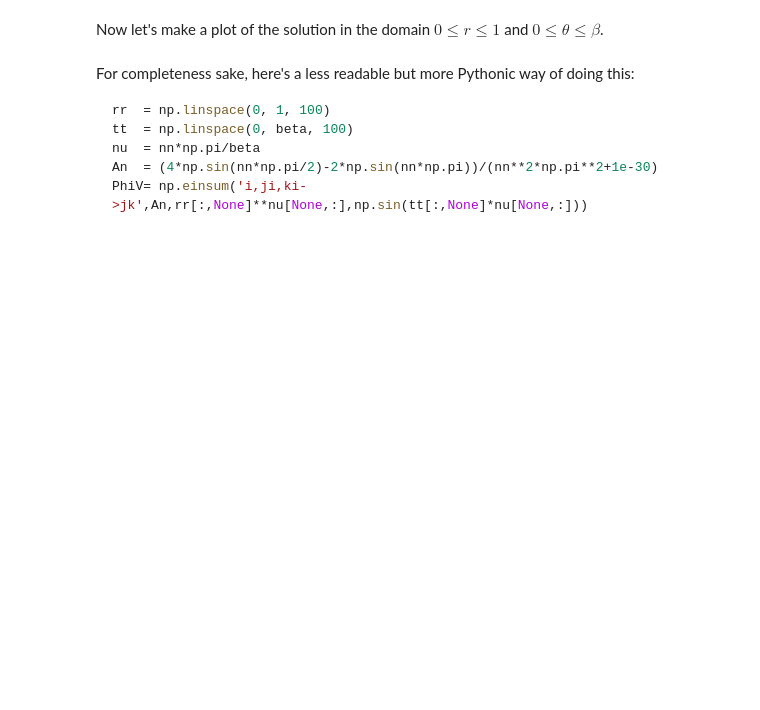
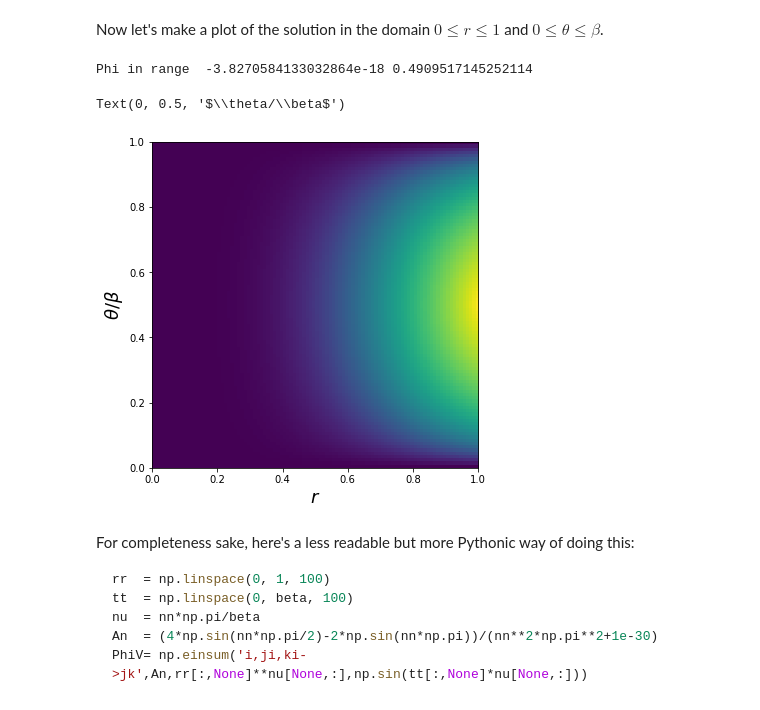
Before and after one commit to LBJ-Wade/Notebooks_cosmology, a Jupyter notebook: physics209/Wedge2D.ipynb, the cells around one changed output. Cells and saved outputs as stored; diff of their text form; code cells hidden in the pictures; blank space fills up the shorter version.

````diff
--- a/physics209/Wedge2D.ipynb
+++ b/physics209/Wedge2D.ipynb
@@ -40,25 +43,29 @@ Now let's make a plot of the solution in the domain $0\le r\le 1$ and $0\le\thet
 # %%
 def Phi(r,theta,beta,Nmax):
     """Does the sum to give Phi."""
     nn = np.arange( Nmax )
     nu = nn*np.pi/beta
     An = (4*np.sin(nn*np.pi/2)-2*np.sin(nn*np.pi))/(nn**2*np.pi**2 + 1e-30)
     pp = np.sum( An*r**nu*np.sin(nu*theta))
     return(pp)
 # We'll do this here by brute force for readability... check out one way
 # using numpy's "einsum" function below.
 beta  = np.pi/4
 rr,tt = np.meshgrid(np.linspace(0,1,100),np.linspace(0,beta,100),indexing='ij')
 PhiV  = np.zeros_like(rr)
 for ix in range(PhiV.shape[0]):
     for iy in range(PhiV.shape[1]):
-        PhiV[ix,iy] = Phi(rr[ix,iy],tt[ix,iy],beta,100)
+        PhiV[ix,iy] = Phi(rr[ix,iy],tt[ix,iy],beta,25)
 print("Phi in range ",np.min(PhiV),np.max(PhiV))
 # Make a color figure of Phi.
 fig,ax = plt.subplots(1,1,figsize=(10,6))
 ax.imshow(np.arcsinh(20*PhiV.T),extent=[0,1,0,1],vmin=0,vmax=3)
 ax.set_xlabel(r'$r$',fontsize=18)
 ax.set_ylabel(r'$\theta/\beta$',fontsize=18)
+# %% [output]
+Phi in range  -3.8270584133032864e-18 0.4909517145252114
+Text(0, 0.5, '$\\theta/\\beta$')
+[figure, added]
 # %% [markdown]
 For completeness sake, here's a less readable but more Pythonic way of doing this:
 ```python
````
Also changed, not shown: parts of 4 cells of this notebook.
